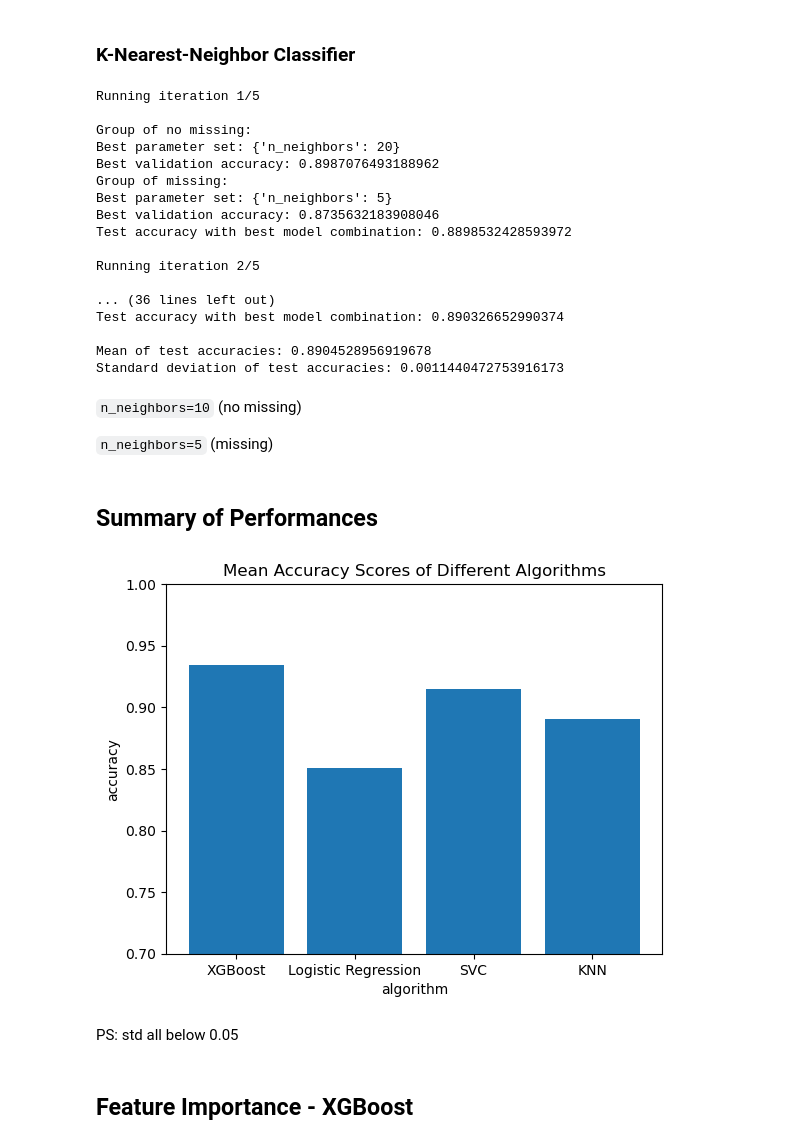
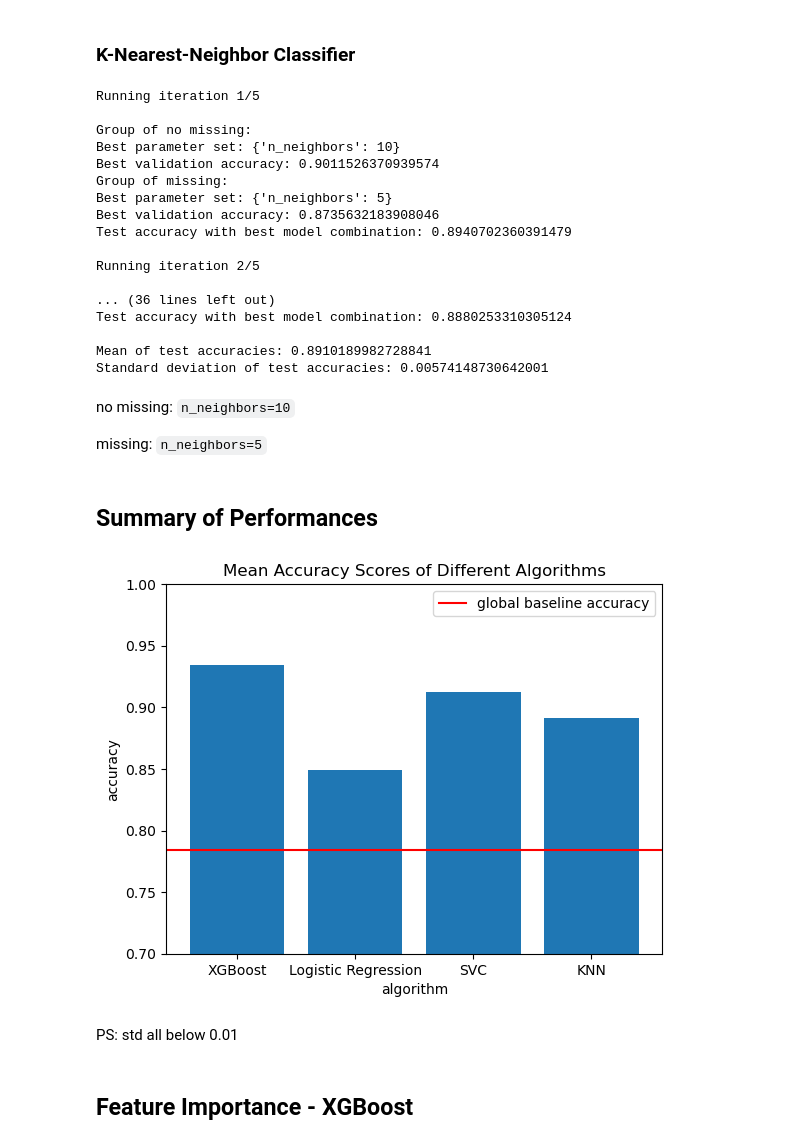
Before and after one commit to CQY114/data1030_fall2024_final_project, a Jupyter notebook: src/main.ipynb, the cells around one changed output. Cells and saved outputs as stored; diff of their text form; code cells hidden in the pictures.

```diff
--- a/src/main.ipynb
+++ b/src/main.ipynb
@@ -264,5 +264,8 @@ df = df.dropna(subset=['person_emp_length'])
 # map feature
 pd.set_option('future.no_silent_downcasting', True)
 df.loc[:, 'cb_person_default_on_file'] = df['cb_person_default_on_file'].replace({'Y': 1, 'N': 0})
-print(df.shape)
+print(f"Shape of cleaned data: {df.shape}")
+# global baseline accuracy
+global_baseline_acc = (df['loan_status']==0).mean()
+print(f"Global baseline accuracy: {global_baseline_acc}")
 # %% [output]
@@ -378,11 +381,12 @@ def separate(df: pd.DataFrame):
     X = df.loc[:, df.columns != 'loan_status']
     return X, y
 
-def split(X, y, random_state):
+def split(X, y, val_test_size, random_state):
     X_train, X_other, y_train, y_other = train_test_split(
-        X, y, test_size=0.4, random_state=random_state, shuffle=True)
+        X, y, test_size=val_test_size, random_state=random_state, shuffle=True)
     X_val, X_test, y_val, y_test = train_test_split(
         X_other, y_other, test_size=0.5, random_state=random_state, shuffle=True)
+    print(f"Split sizes (train, val, test): {y_train.size}, {y_val.size}, {y_test.size}")
     return X_train, X_val, X_test, y_train, y_val, y_test
 
 def preprocess(preprocessor, X_train, X_val, X_test):
@@ -419,14 +423,17 @@ groups['missing']['preprocessor'] = pp_missing
 rs_idx = np.arange(5)
 datasets = []
 for idx in rs_idx:
+    print(f"Iteration {idx+1}/{len(rs_idx)}")
     random_state = 42 * idx
     dataset = {}
     for description, group in groups.items():
+        print(f"Handling group '{description}'")
         X = group['X']
         y = group['y']
         preprocessor = group['preprocessor']
+        val_test_size = 0.4 if description == 'missing' else 0.2
         X_train, X_val, X_test, y_train, y_val, y_test = split(
-            X, y, random_state)
+            X, y, val_test_size=val_test_size, random_state=random_state)
         X_train_prep, X_val_prep, X_test_prep = preprocess(
             preprocessor, X_train, X_val, X_test)
         data = {
@@ -565,39 +588,42 @@ knn_mean, knn_std = tune(knn, knn_param_grid, datasets)
 Running iteration 1/5
 
 Group of no missing:
-Best parameter set: {'n_neighbors': 20}
-Best validation accuracy: 0.8987076493188962
+Best parameter set: {'n_neighbors': 10}
+Best validation accuracy: 0.9011526370939574
 Group of missing:
 Best parameter set: {'n_neighbors': 5}
 Best validation accuracy: 0.8735632183908046
-Test accuracy with best model combination: 0.8898532428593972
+Test accuracy with best model combination: 0.8940702360391479
 
 Running iteration 2/5
 
 ... (36 lines left out)
-Test accuracy with best model combination: 0.890326652990374
+Test accuracy with best model combination: 0.8880253310305124
 
-Mean of test accuracies: 0.8904528956919678
-Standard deviation of test accuracies: 0.0011440472753916173
+Mean of test accuracies: 0.8910189982728841
+Standard deviation of test accuracies: 0.00574148730642001
 # %% [markdown]
-`n_neighbors=10` (no missing)
+no missing: `n_neighbors=10`
 
-`n_neighbors=5` (missing)
+missing: `n_neighbors=5`
 # %% [markdown]
 ## Summary of Performances
 # %%
 plt.bar(np.arange(4), [xgb_mean, log_reg_mean, svc_mean, knn_mean])
+plt.plot(np.linspace(-0.6, 3.6, 2), 2*[global_baseline_acc], c='r', label='global baseline accuracy')
 plt.xticks(np.arange(4), ['XGBoost', 'Logistic Regression', 'SVC', 'KNN'])
+plt.xlim(-0.6, 3.6)
 plt.ylim(0.7, 1.0)
 plt.title("Mean Accuracy Scores of Different Algorithms")
 plt.xlabel("algorithm")
 plt.ylabel("accuracy")
-plt.savefig('../figs/mean_acc_bar.png', dpi=300)
+plt.legend()
+plt.savefig('../figs/mean_acc_bar.png', dpi=300, transparent=True)
 plt.show()
 # %% [output]
-[figure, old version]
+[figure, new version]
 # %% [markdown]
-PS: std all below 0.05
+PS: std all below 0.01
 # %% [markdown]
 ## Feature Importance - XGBoost
 # %%
```
Also changed, not shown: parts of 28 cells of this notebook, 18 other files.
